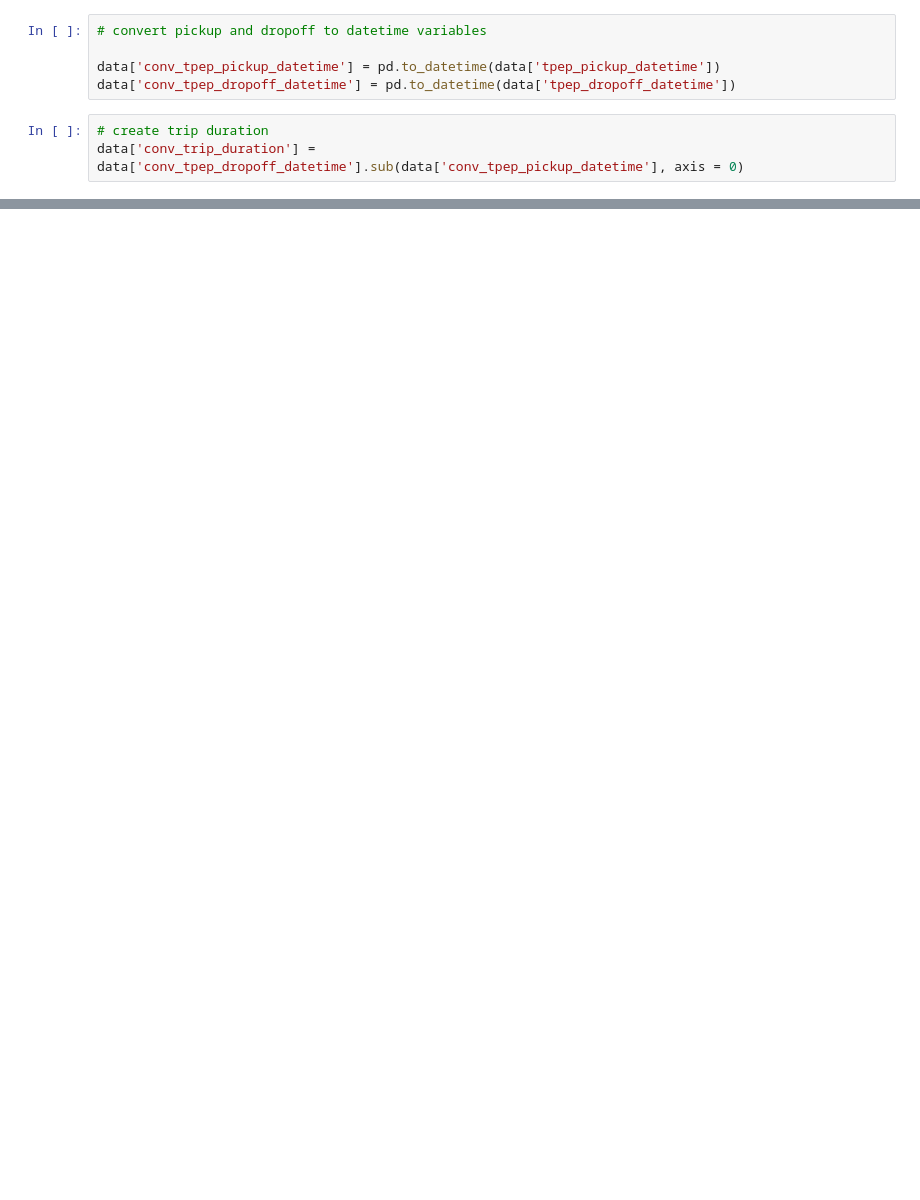
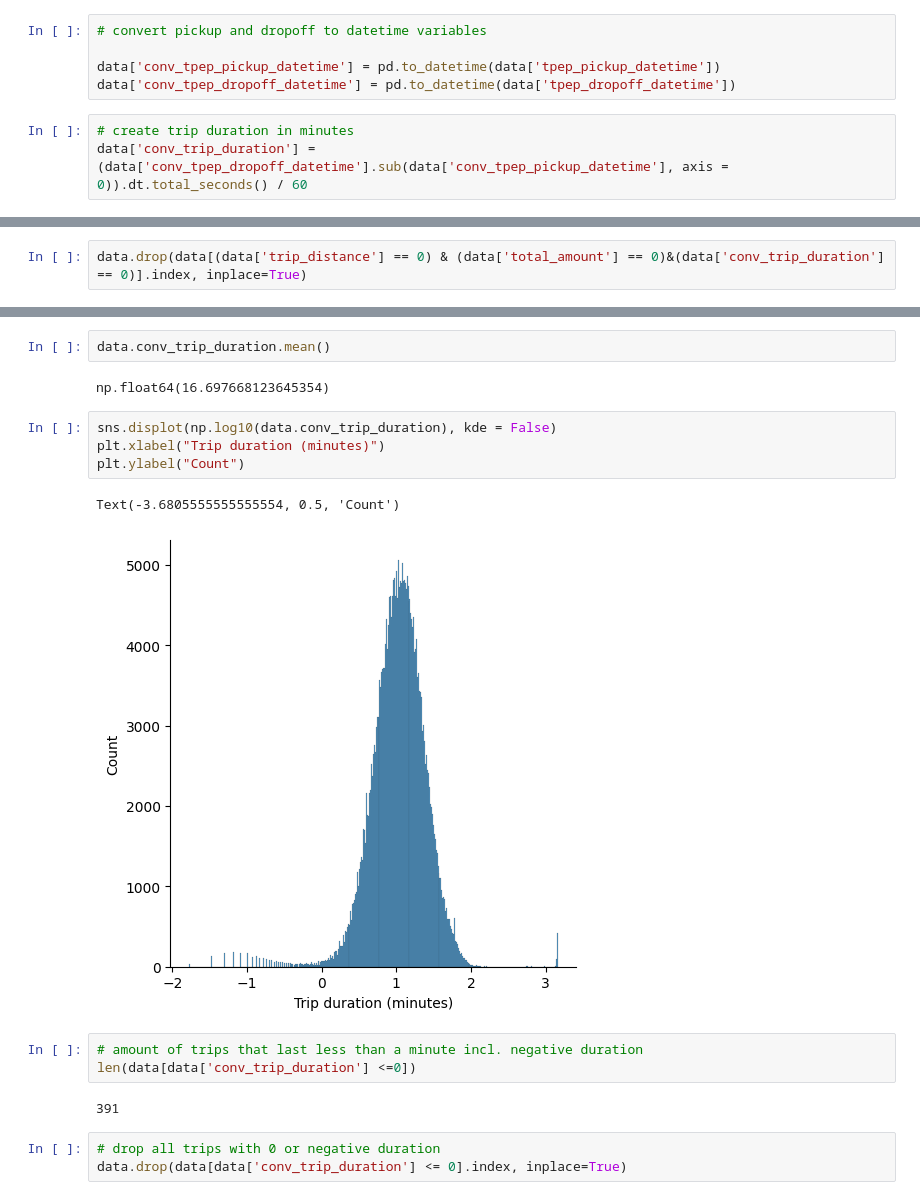
Before and after one commit to VicColombo/yellow_taxi_analysis, a Jupyter notebook: analysis.ipynb, the cells around one changed output, grey strips where cells are left out. Cells and saved outputs as stored; diff of their text form; blank space fills up the shorter version.

```diff
--- a/analysis.ipynb
+++ b/analysis.ipynb
@@ -88,5 +91,5 @@ After carrying out those checks I effectively cleanup de dataset ... (complete w
 data['conv_tpep_pickup_datetime'] = pd.to_datetime(data['tpep_pickup_datetime'])
 data['conv_tpep_dropoff_datetime'] = pd.to_datetime(data['tpep_dropoff_datetime'])
 # %%
-# create trip duration
-data['conv_trip_duration'] = data['conv_tpep_dropoff_datetime'].sub(data['conv_tpep_pickup_datetime'], axis = 0)
+# create trip duration in minutes
+data['conv_trip_duration'] = (data['conv_tpep_dropoff_datetime'].sub(data['conv_tpep_pickup_datetime'], axis = 0)).dt.total_seconds() / 60
@@ -92,0 +101,2 @@ data['conv_trip_duration'] = data['conv_tpep_dropoff_datetime'].sub(data['conv_t
+# %%
+data.drop(data[(data['trip_distance'] == 0) & (data['total_amount'] == 0)&(data['conv_trip_duration'] == 0)].index, inplace=True)
@@ -112,3 +137,22 @@ data[data['conv_trip_duration']=='0 days 23:59:52']
 |  | VendorID | tpep_pickup_datetime | tpep_dropoff_datetime | passenger_count | trip_distance | RatecodeID | ... |
 | 127651 | 2 | 2020-02-16 23:27:01 | 2020-02-17 23:26:53 | 1.0 | 6.96 | 1.0 | ... |
 1 rows × 22 columns
+# %%
+data.conv_trip_duration.mean()
+# %% [output]
+np.float64(16.697668123645354)
+# %%
+sns.displot(np.log10(data.conv_trip_duration), kde = False)
+plt.xlabel("Trip duration (minutes)")
+plt.ylabel("Count")
+# %% [output]
+Text(-3.6805555555555554, 0.5, 'Count')
+[figure, added]
+# %%
+# amount of trips that last less than a minute incl. negative duration
+len(data[data['conv_trip_duration'] <=0])
+# %% [output]
+391
+# %%
+# drop all trips with 0 or negative duration
+data.drop(data[data['conv_trip_duration'] <= 0].index, inplace=True)
```
Also changed, not shown: parts of 78 cells of this notebook.
